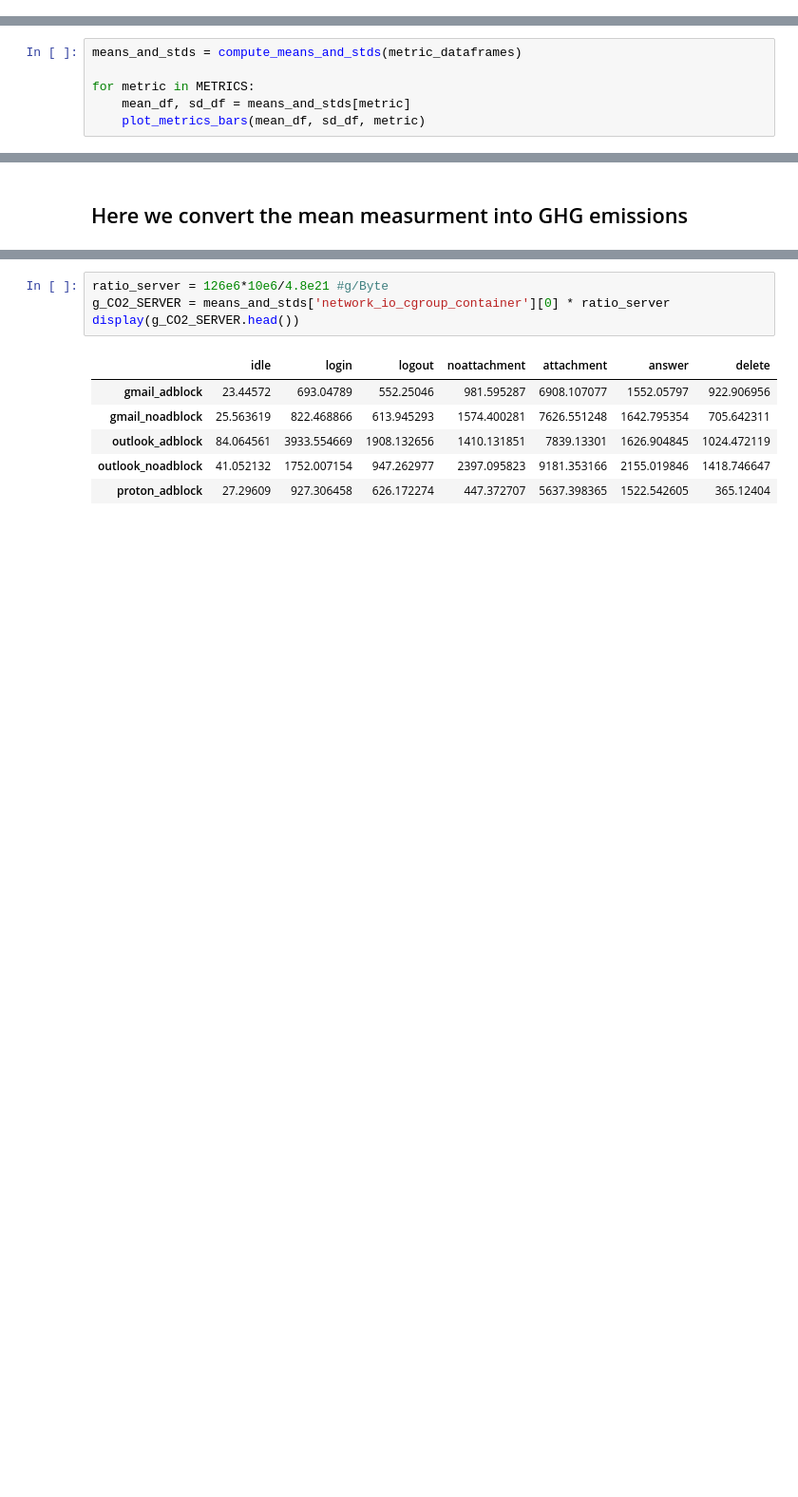
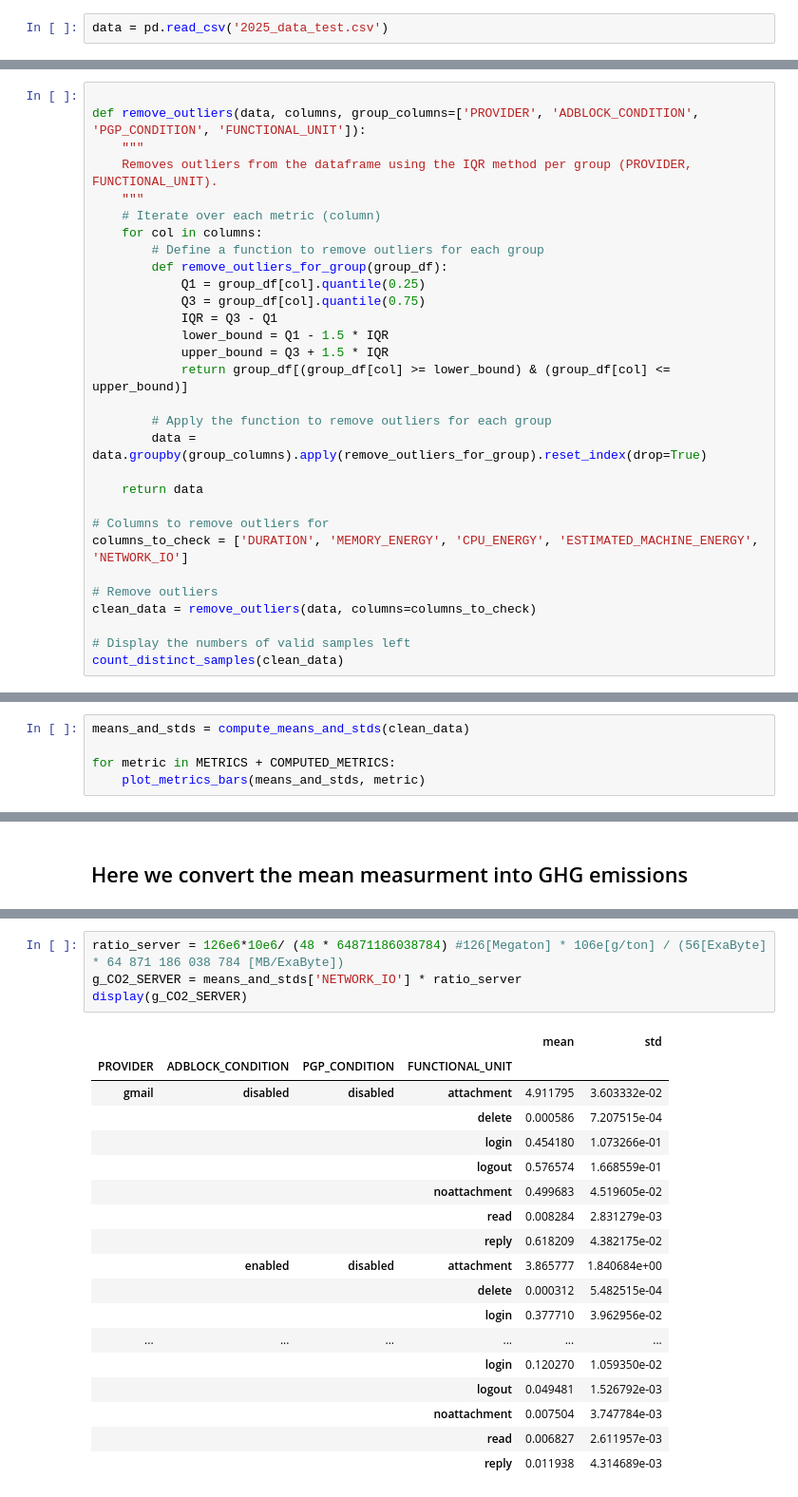
Before and after one commit to jkayembe/thesis, a Jupyter notebook: notebook/2025_data_analysis.ipynb, the cells around one changed output, grey strips where cells are left out. Shown at 95% size. Saved outputs shown, nothing was run; the diff lists cells and outputs as text; blank space fills up the shorter version.

```diff
--- a/notebook/2025_data_analysis.ipynb
+++ b/notebook/2025_data_analysis.ipynb
@@ -892,0 +598,2 @@ Processing metric : psu_energy_ac_xgboost_machine
+# %%
+data = pd.read_csv('2025_data_test.csv')
@@ -892,0 +639,30 @@ Processing metric : psu_energy_ac_xgboost_machine
+# %%
+
+def remove_outliers(data, columns, group_columns=['PROVIDER', 'ADBLOCK_CONDITION', 'PGP_CONDITION', 'FUNCTIONAL_UNIT']):
+    """
+    Removes outliers from the dataframe using the IQR method per group (PROVIDER, FUNCTIONAL_UNIT).
+    """
+    # Iterate over each metric (column)
+    for col in columns:
+        # Define a function to remove outliers for each group
+        def remove_outliers_for_group(group_df):
+            Q1 = group_df[col].quantile(0.25)
+            Q3 = group_df[col].quantile(0.75)
+            IQR = Q3 - Q1
+            lower_bound = Q1 - 1.5 * IQR
+            upper_bound = Q3 + 1.5 * IQR
+            return group_df[(group_df[col] >= lower_bound) & (group_df[col] <= upper_bound)]
+
+        # Apply the function to remove outliers for each group
+        data = data.groupby(group_columns).apply(remove_outliers_for_group).reset_index(drop=True)
+
+    return data
+
+# Columns to remove outliers for
+columns_to_check = ['DURATION', 'MEMORY_ENERGY', 'CPU_ENERGY', 'ESTIMATED_MACHINE_ENERGY', 'NETWORK_IO']
+
+# Remove outliers
+clean_data = remove_outliers(data, columns=columns_to_check)
+
+# Display the numbers of valid samples left
+count_distinct_samples(clean_data)
@@ -989,7 +799,6 @@ def plot_metrics_bars(mean_df, sd_df, name):
 # %%
-means_and_stds = compute_means_and_stds(metric_dataframes)
+means_and_stds = compute_means_and_stds(clean_data)
 
-for metric in METRICS:
-    mean_df, sd_df = means_and_stds[metric]
-    plot_metrics_bars(mean_df, sd_df, metric)
+for metric in METRICS + COMPUTED_METRICS:
+    plot_metrics_bars(means_and_stds, metric)
 # %% [output]
@@ -1081,11 +995,23 @@ display(g_CO2_NETWORK.head())
 # %%
-ratio_server = 126e6*10e6/4.8e21 #g/Byte
-g_CO2_SERVER = means_and_stds['network_io_cgroup_container'][0] * ratio_server
-display(g_CO2_SERVER.head())
+ratio_server = 126e6*10e6/ (48 * 64871186038784) #126[Megaton] * 106e[g/ton] / (56[ExaByte] * 64 871 186 038 784 [MB/ExaByte])
+g_CO2_SERVER = means_and_stds['NETWORK_IO'] * ratio_server
+display(g_CO2_SERVER)
 # %% [output]
-|  | idle | login | logout | noattachment | attachment | answer | delete |
-| gmail_adblock | 23.44572 | 693.04789 | 552.25046 | 981.595287 | 6908.107077 | 1552.05797 | 922.906956 |
-| gmail_noadblock | 25.563619 | 822.468866 | 613.945293 | 1574.400281 | 7626.551248 | 1642.795354 | 705.642311 |
-| outlook_adblock | 84.064561 | 3933.554669 | 1908.132656 | 1410.131851 | 7839.13301 | 1626.904845 | 1024.472119 |
-| outlook_noadblock | 41.052132 | 1752.007154 | 947.262977 | 2397.095823 | 9181.353166 | 2155.019846 | 1418.746647 |
-| proton_adblock | 27.29609 | 927.306458 | 626.172274 | 447.372707 | 5637.398365 | 1522.542605 | 365.12404 |
+|  |  |  |  | mean | std |
+| PROVIDER | ADBLOCK_CONDITION | PGP_CONDITION | FUNCTIONAL_UNIT |  |  |
+| gmail | disabled | disabled | attachment | 4.911795 | 3.603332e-02 |
+|  |  |  | delete | 0.000586 | 7.207515e-04 |
+|  |  |  | login | 0.454180 | 1.073266e-01 |
+|  |  |  | logout | 0.576574 | 1.668559e-01 |
+|  |  |  | noattachment | 0.499683 | 4.519605e-02 |
+|  |  |  | read | 0.008284 | 2.831279e-03 |
+|  |  |  | reply | 0.618209 | 4.382175e-02 |
+|  | enabled | disabled | attachment | 3.865777 | 1.840684e+00 |
+|  |  |  | delete | 0.000312 | 5.482515e-04 |
+|  |  |  | login | 0.377710 | 3.962956e-02 |
+| ... | ... | ... | ... | ... | ... |
+|  |  |  | login | 0.120270 | 1.059350e-02 |
+|  |  |  | logout | 0.049481 | 1.526792e-03 |
+|  |  |  | noattachment | 0.007504 | 3.747784e-03 |
+|  |  |  | read | 0.006827 | 2.611957e-03 |
+|  |  |  | reply | 0.011938 | 4.314689e-03 |
```
Also changed, not shown: parts of 42 cells of this notebook, 45 other files.
